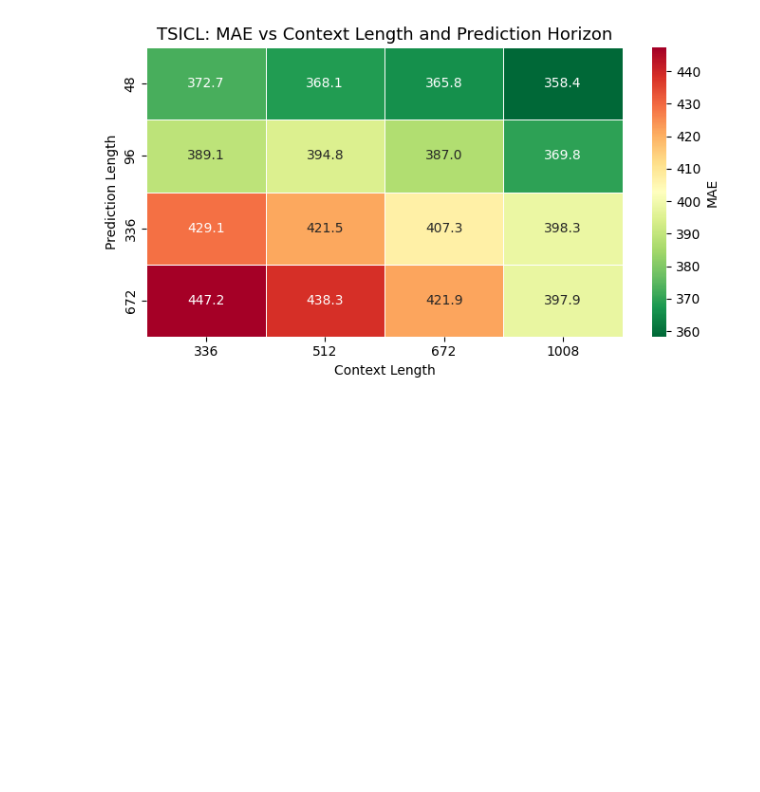
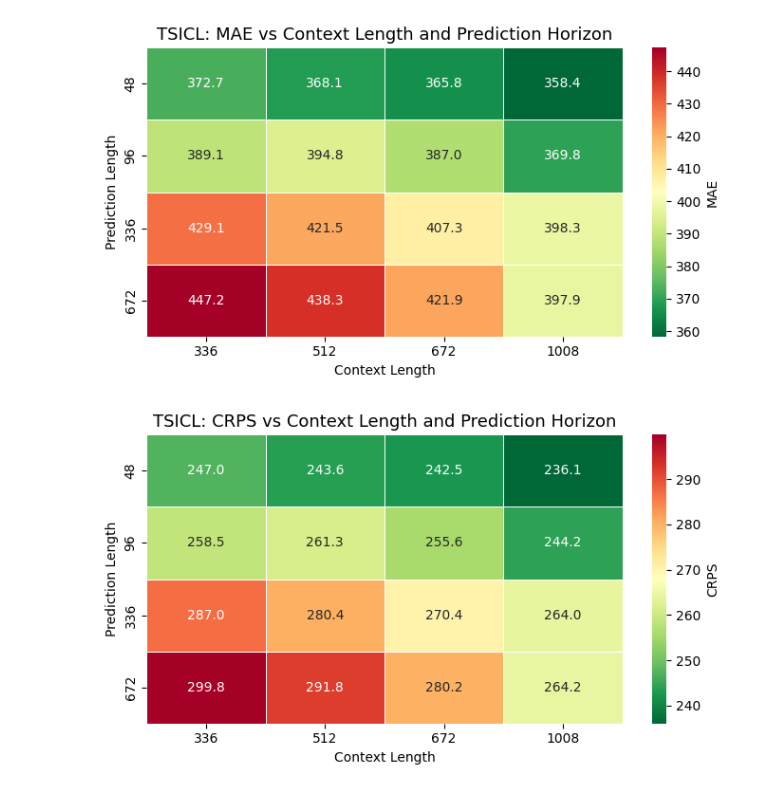
Before and after one commit to MachaBar/forecasting_benchmark, a Jupyter notebook: notebooks/plots.ipynb, the cells around one changed output. Saved outputs shown, nothing was run; the diff lists cells and outputs as text; code cells hidden in the pictures; blank space fills up the shorter version.

```diff
--- a/notebooks/plots.ipynb
+++ b/notebooks/plots.ipynb
@@ -60,6 +60,68 @@ plt.savefig(
 plt.show()
 # %% [output]
 [figure]
+# %%
+import pandas as pd
+import matplotlib.pyplot as plt
+import seaborn as sns
+
+
+# Load your results
+df = pd.read_csv("/home/d32485/forecasting_benchmark/outputs/tsicl/cer_bis/multirun/summary_all_runs.csv")
+
+# Select model
+model_name = "TSICL"   # change to Chronos-2
+
+model_df = df[df["model"] == model_name]
+
+
+# Choose metric
+metric = "crps"   # change to "crps" or "wql"
+
+
+# Create pivot table
+heatmap_data = (
+    model_df
+    .pivot(
+        index="prediction_length",
+        columns="context_length",
+        values=metric
+    )
+    .sort_index()
+)
+
+
+# Plot
+plt.figure(figsize=(7, 4))
+
+sns.heatmap(
+    heatmap_data,
+    annot=True,
+    fmt=".1f",
+    cmap="RdYlGn_r",
+    linewidths=0.5,
+    cbar_kws={"label": metric.upper()}
+)
+
+plt.title(
+    f"{model_name}: {metric.upper()} vs Context Length and Prediction Horizon",
+    fontsize=13
+)
+
+plt.xlabel("Context Length")
+plt.ylabel("Prediction Length")
+
+plt.tight_layout()
+
+plt.savefig(
+    f"{model_name}_{metric}_context_heatmap.png",
+    dpi=300,
+    bbox_inches="tight"
+)
+
+plt.show()
+# %% [output]
+[figure, added]
 # %%
 import pandas as pd
 import matplotlib.pyplot as plt
```
Also changed, not shown: parts of 3 cells of this notebook, 25 other files.
